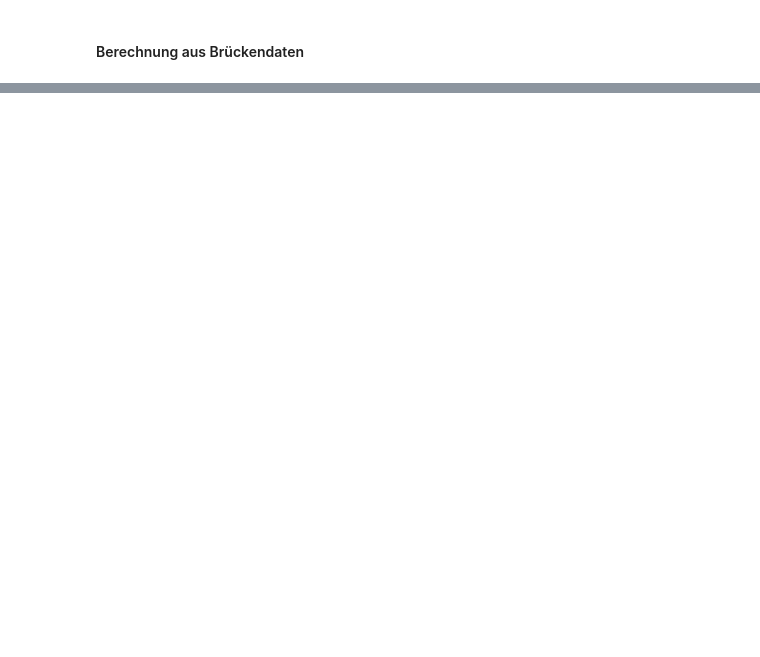
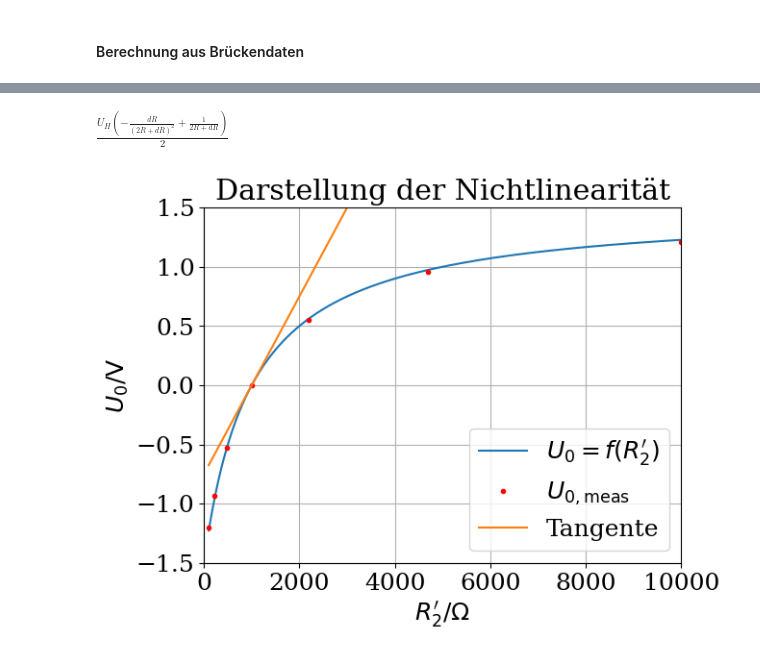
Before and after one commit to s-grundner/LVA-EMTS-PR, a Jupyter notebook: PR2/PR2.ipynb, the cells around one changed output, grey strips where cells are left out. Cells and saved outputs as stored; diff of their text form; code cells hidden in the pictures; blank space fills up the shorter version.

Commit message:
"1.4 Nichtlinearität" - finished

```diff
--- a/PR2/PR2.ipynb
+++ b/PR2/PR2.ipynb
@@ -295,0 +342,27 @@ df4
+# %%
+dRcont = np.arange(-900, 9000)
+U0cont = U0(dRcont)
+U0meas = np.array([ -1.200, -0.937, -0.529, 0.000, 0.552, 0.956, 1.207 ])
+# %%
+import sympy as smp
+dr, uh, r = smp.symbols('dR U_H R')
+k = uh/2*smp.diff(dr/(2*r+dr), dr)
+t = k.subs(dr, 0).subs(uh, Uh).subs(r, 1000)
+k
+# %% [output]
+$\displaystyle \frac{U_{H} \left(- \frac{dR}{\left(2 R + dR\right)^{2}} + \frac{1}{2 R + dR}\right)}{2}$
+# %%
+plt.plot(dRcont+1000, U0cont, label="$U_0 = f(R_2')$")
+plt.plot(deltaR+1000, U0meas, '.', color="red", label="$U_{0,\\text{meas}}$")
+plt.plot(dRcont+1000, dRcont*t, label="Tangente")
+plt.xlim(0,10000)
+plt.ylim(-1.5,1.5)
+plt.xlabel('$R_2\' / \\Omega$')
+plt.ylabel('$U_0 / \\mathrm{V}$')
+plt.legend(loc="lower right")
+plt.title("Darstellung der Nichtlinearität")
+plt.grid()
+plt.savefig("./latex/images/nonLin.png")
+plt.show()
+# %% [output]
+[figure, added]
```
Also changed, not shown: parts of 5 cells of this notebook, 4 other files.
